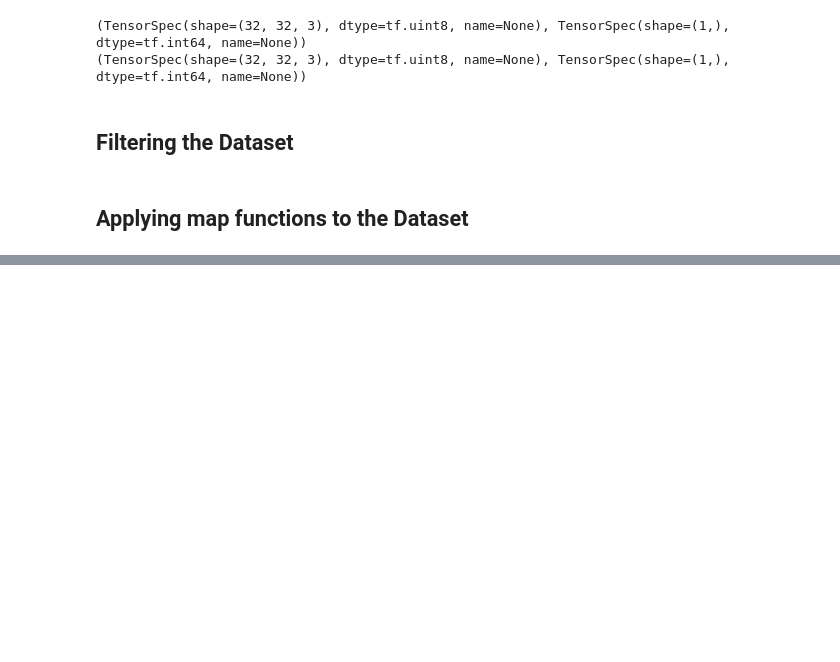
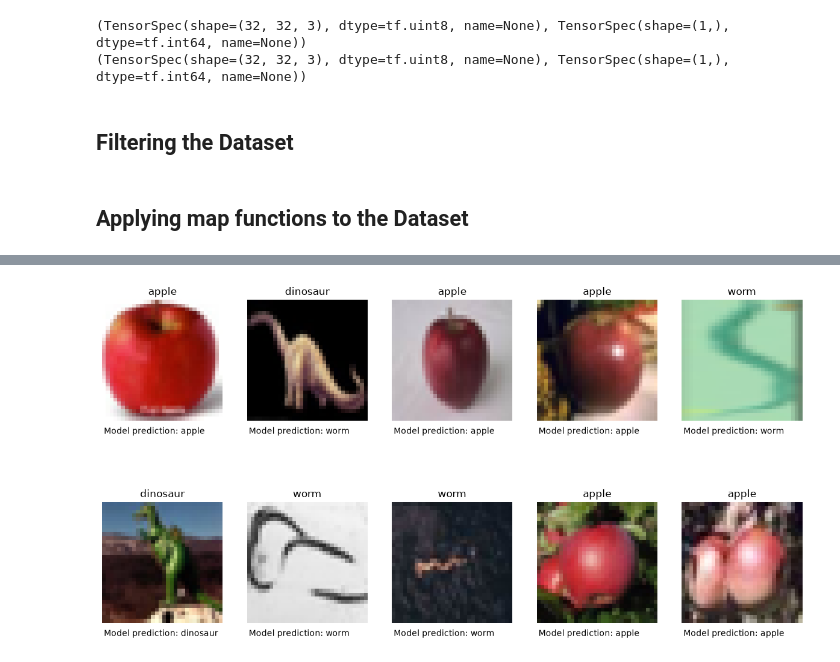
Before and after one commit to ramirezgrosas/tf2-image-data-pipelines-lsun-cifar100, a Jupyter notebook: tf2-image-data-pipelines-lsun-cifar100.ipynb, the cells around one changed output, grey strips where cells are left out. Cells and saved outputs as stored; diff of their text form; code cells hidden in the pictures; blank space fills up the shorter version.

```diff
--- a/tf2-image-data-pipelines-lsun-cifar100.ipynb
+++ b/tf2-image-data-pipelines-lsun-cifar100.ipynb
@@ -429,0 +541,17 @@ test_dataset = filter_classes(test_dataset, cifar_classes)
+# %%
+test_dataset = test_dataset.batch(10)
+iter_test_dataset = iter(test_dataset)
+# %%
+plt.figure(figsize=(15,8))
+inx = np.random.choice(test_data.shape[0], 18, replace=False)
+images, labels = next(iter_test_dataset)
+probs = cifar_model(tf.reduce_mean(tf.cast(images, tf.float32), axis=-1, keepdims=True) / 255.)
+preds = np.argmax(probs, axis=1)
+for n in range(10):
+    ax = plt.subplot(2, 5, n+1)
+    plt.imshow(images[n])
+    plt.title(cifar_labels[cifar_classes[np.where(labels[n].numpy() == 1.0)[0][0]]])
+    plt.text(0, 35, "Model prediction: {}".format(cifar_labels[cifar_classes[preds[n]]]))
+    plt.axis('off')
+# %% [output]
+[figure, added]
```
Also changed, not shown: parts of 12 cells of this notebook.
